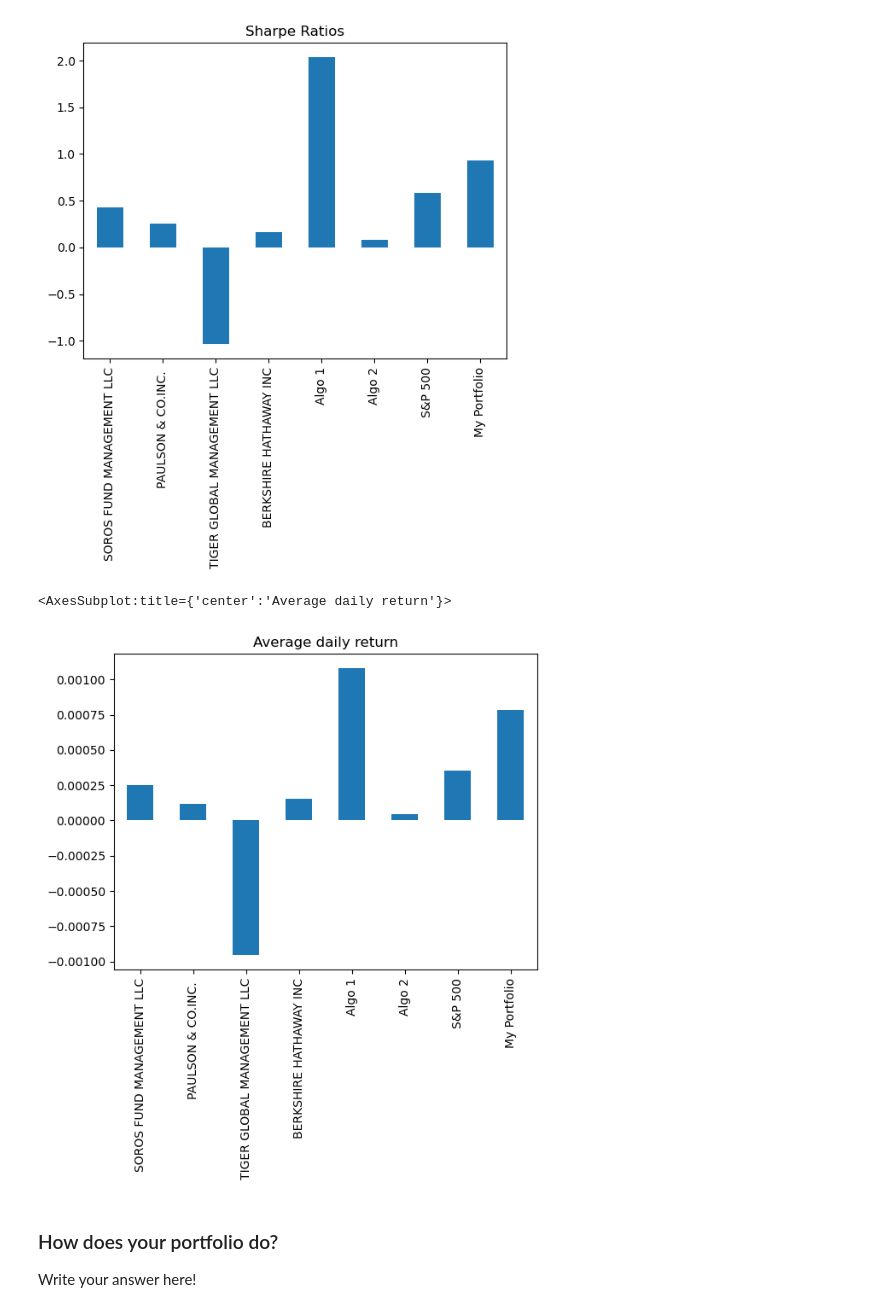
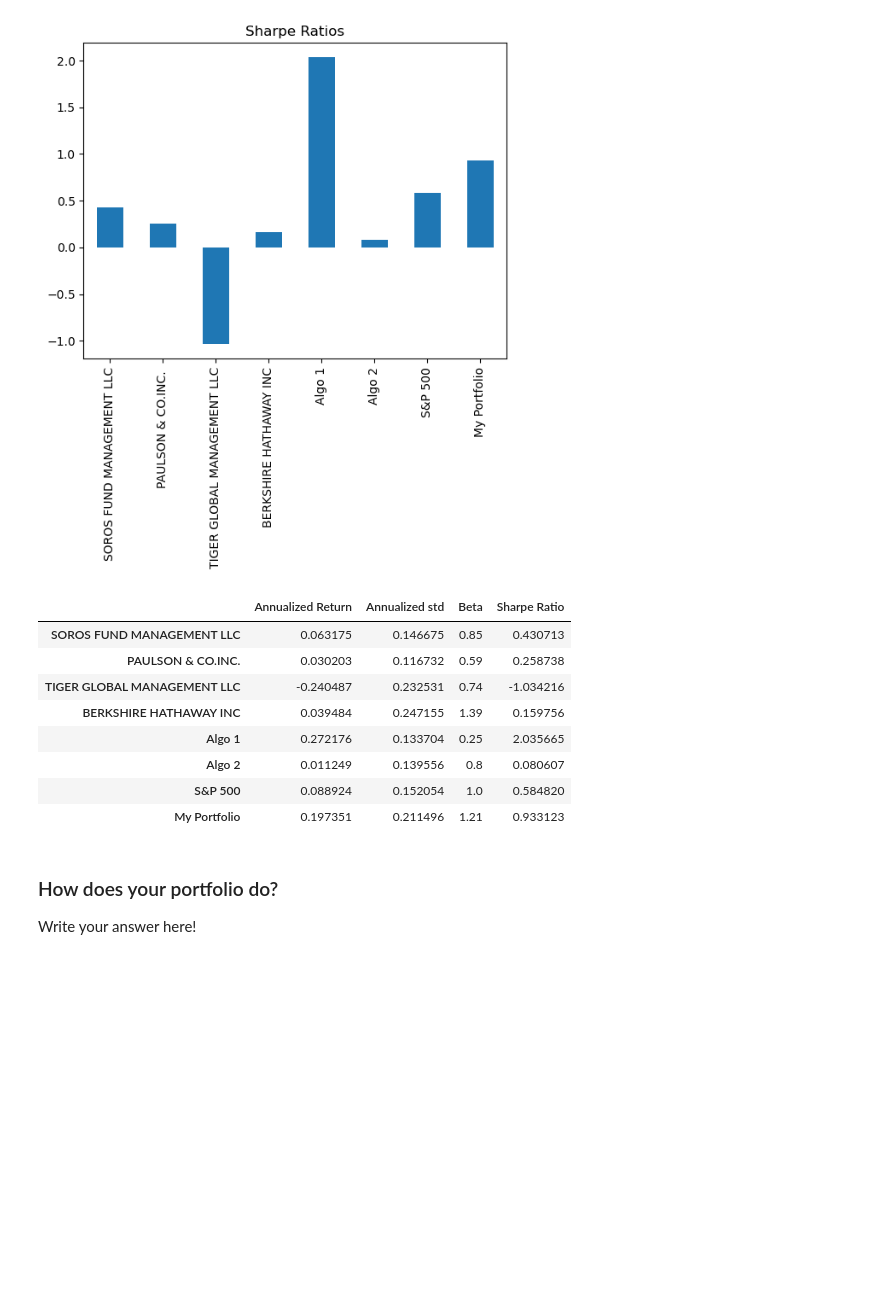
Before and after one commit to tingjun-yang/FinTech-Bootcamp, a Jupyter notebook: HW04/whale_analysis.ipynb, the cells around one changed output. Saved outputs shown, nothing was run; the diff lists cells and outputs as text; code cells hidden in the pictures; blank space fills up the shorter version.

```diff
--- a/HW04/whale_analysis.ipynb
+++ b/HW04/whale_analysis.ipynb
@@ -546,6 +566,7 @@ dtype: float64
 # Join your returns DataFrame to the original returns DataFrame
 daily_returns = pd.concat([combined_df, portfolio_returns], axis='columns', join='inner')
 daily_returns.columns = [*daily_returns.columns[:-1], 'My Portfolio']
+daily_returns.sort_index(inplace=True)
 #daily_returns.rename(columns={"0":"My Portfolio"}, inplace=True)
 # %%
 # Only compare dates where return data exists for all the stocks (drop NaNs)
@@ -558,6 +579,11 @@ daily_returns.head()
 | 2018-05-16 | 0.008637 | 0.006244 | 0.005480 | 0.004310 | -0.002326 | 0.003341 | ... |
 | 2018-05-17 | -0.001955 | 0.002524 | -0.006267 | -0.005140 | -0.006949 | 0.005205 | ... |
 | 2018-05-18 | -0.004357 | -0.002672 | -0.012832 | -0.002212 | 0.002557 | -0.002496 | ... |
+# %%
+# Create a summary table
+performance_summary_all = pd.DataFrame()
+performance_summary_all['Annualized Return'] = daily_returns.mean()*252
+#performance_summary_all
 # %% [markdown]
 ## Re-run the risk analysis with your portfolio to see how it compares to the others
 # %% [markdown]
@@ -580,6 +606,9 @@ Algo 2                         0.139556
 S&P 500                        0.152054
 My Portfolio                   0.211496
 dtype: float64
+# %%
+# Add annualized std to the summary table:
+performance_summary_all['Annualized std'] = annualized_std_all
 # %% [markdown]
 ### Calculate and plot rolling `std` with 21-day window
 # %%
@@ -637,12 +666,15 @@ print(covariance_all,'\n')
 variance = daily_returns["S&P 500"].var()
 print(f"Variance of S&P 500 is {variance}\n")
 
+# Add beta to the summary table
+performance_summary_all['Beta'] = ''
+
 # Computing beta
 for i, v in covariance_all.items():
-    if i != 'S&P 500':
-        cov = covariance_all.loc[i, 'S&P 500']
-        beta = round(cov/variance,2)
-        print(f"Beta for {i} is {beta}")
+    cov = covariance_all.loc[i, 'S&P 500']
+    beta = round(cov/variance,2)
+    print(f"Beta for {i} is {beta}")
+    performance_summary_all.loc[i, 'Beta'] = beta
 
 # Plot beta trend
 rolling_variance = daily_returns["S&P 500"].rolling(window=60).var()
@@ -696,12 +728,22 @@ sharpe_ratios_all.plot(kind='bar', title='Sharpe Ratios')
 # %% [output]
 <AxesSubplot:title={'center':'Sharpe Ratios'}>
 [figure]
-# %%
-daily_mean_all = daily_returns.mean()
-daily_mean_all.plot(kind='bar', title='Average daily return')
-# %% [output]
-<AxesSubplot:title={'center':'Average daily return'}>
-[figure, removed]
+# %%
+# Add sharpe ratio to the summary table
+performance_summary_all['Sharpe Ratio'] = sharpe_ratios_all
+
+# Print out the performance summary
+performance_summary_all
+# %% [output]
+|  | Annualized Return | Annualized std | Beta | Sharpe Ratio |
+| SOROS FUND MANAGEMENT LLC | 0.063175 | 0.146675 | 0.85 | 0.430713 |
+| PAULSON & CO.INC. | 0.030203 | 0.116732 | 0.59 | 0.258738 |
+| TIGER GLOBAL MANAGEMENT LLC | -0.240487 | 0.232531 | 0.74 | -1.034216 |
+| BERKSHIRE HATHAWAY INC | 0.039484 | 0.247155 | 1.39 | 0.159756 |
+| Algo 1 | 0.272176 | 0.133704 | 0.25 | 2.035665 |
+| Algo 2 | 0.011249 | 0.139556 | 0.8 | 0.080607 |
+| S&P 500 | 0.088924 | 0.152054 | 1.0 | 0.584820 |
+| My Portfolio | 0.197351 | 0.211496 | 1.21 | 0.933123 |
 # %% [markdown]
 ### How does your portfolio do?
 
```
Also changed, not shown: parts of 11 cells of this notebook.
